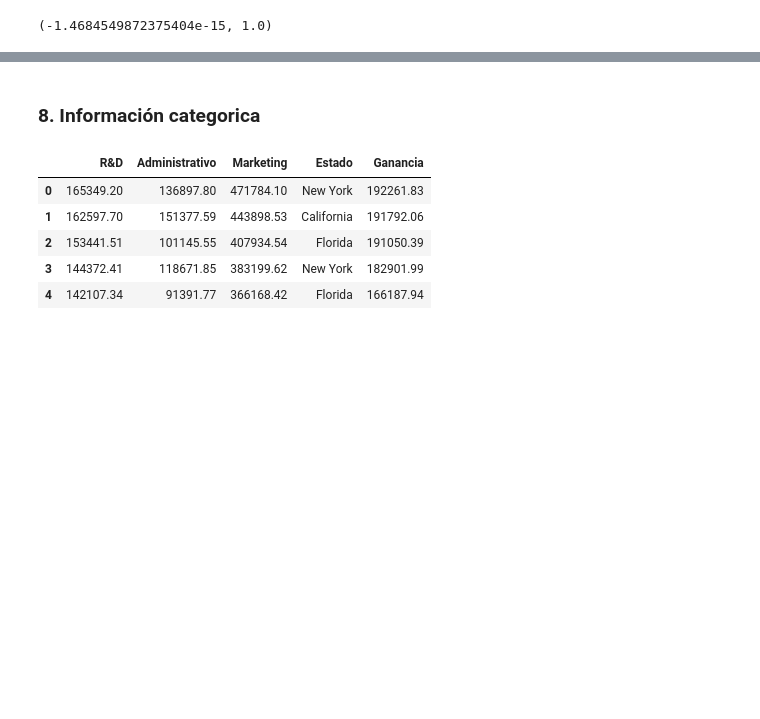
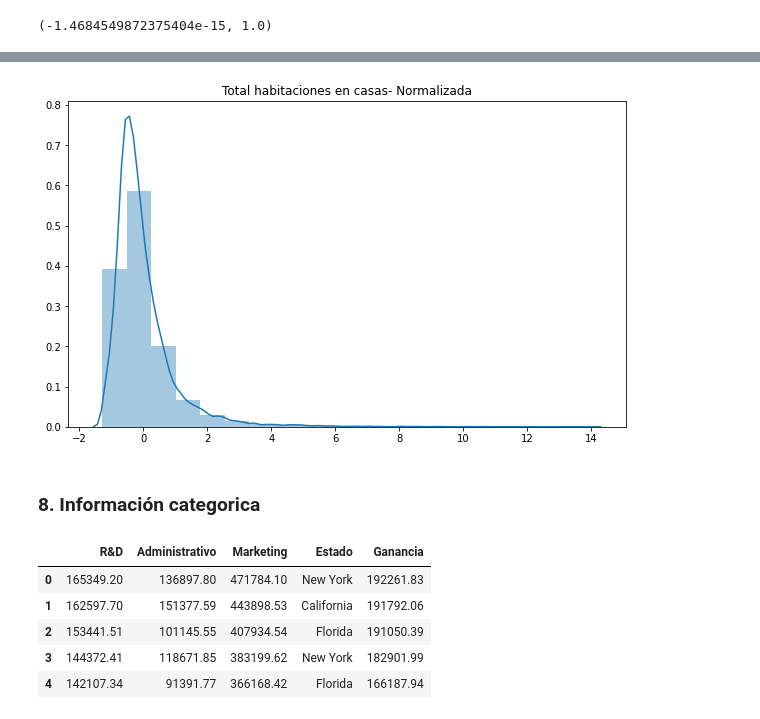
Before and after one commit to julian-masdatascience/ML, a Jupyter notebook: ML_Supervisado.ipynb, the cells around one changed output, grey strips where cells are left out. Saved outputs shown, nothing was run; the diff lists cells and outputs as text; code cells hidden in the pictures; blank space fills up the shorter version.

```diff
--- a/ML_Supervisado.ipynb
+++ b/ML_Supervisado.ipynb
@@ -446,0 +487,9 @@ np.mean(X_scaled), np.std(X_scaled)
+# %%
+plt.figure(figsize= (10, 6))
+X_scaled = scale(x_array)
+sns.distplot(X_scaled,kde=True,bins=20)
+plt.title("Total habitaciones en casas- Normalizada")
+plt.show()
+# Hace que el entrenamiento sea menos sensible a la escala de características, por lo que podemos resolver mejor los coeficientes.
+# %% [output]
+[figure, added]
```
Also changed, not shown: parts of 20 cells of this notebook.
